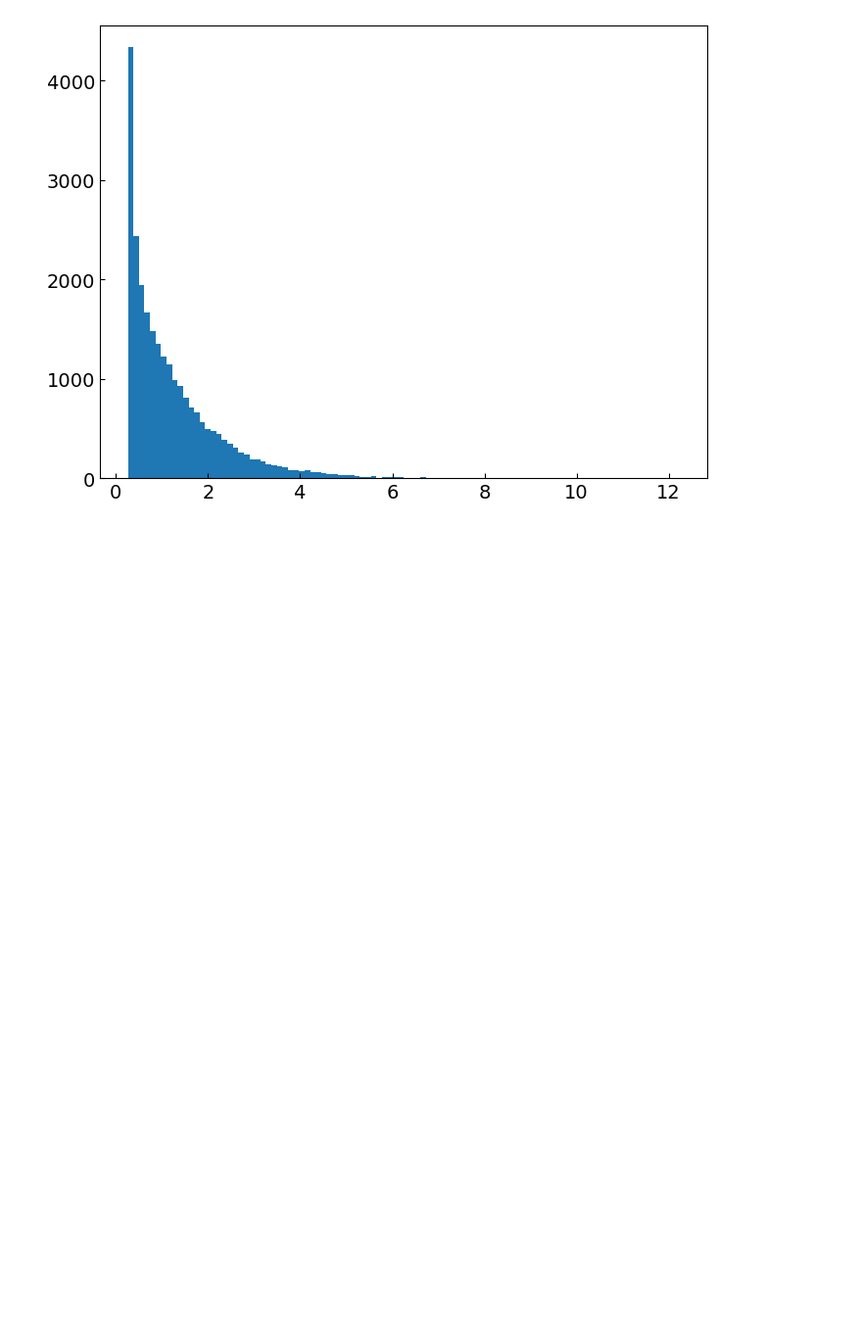
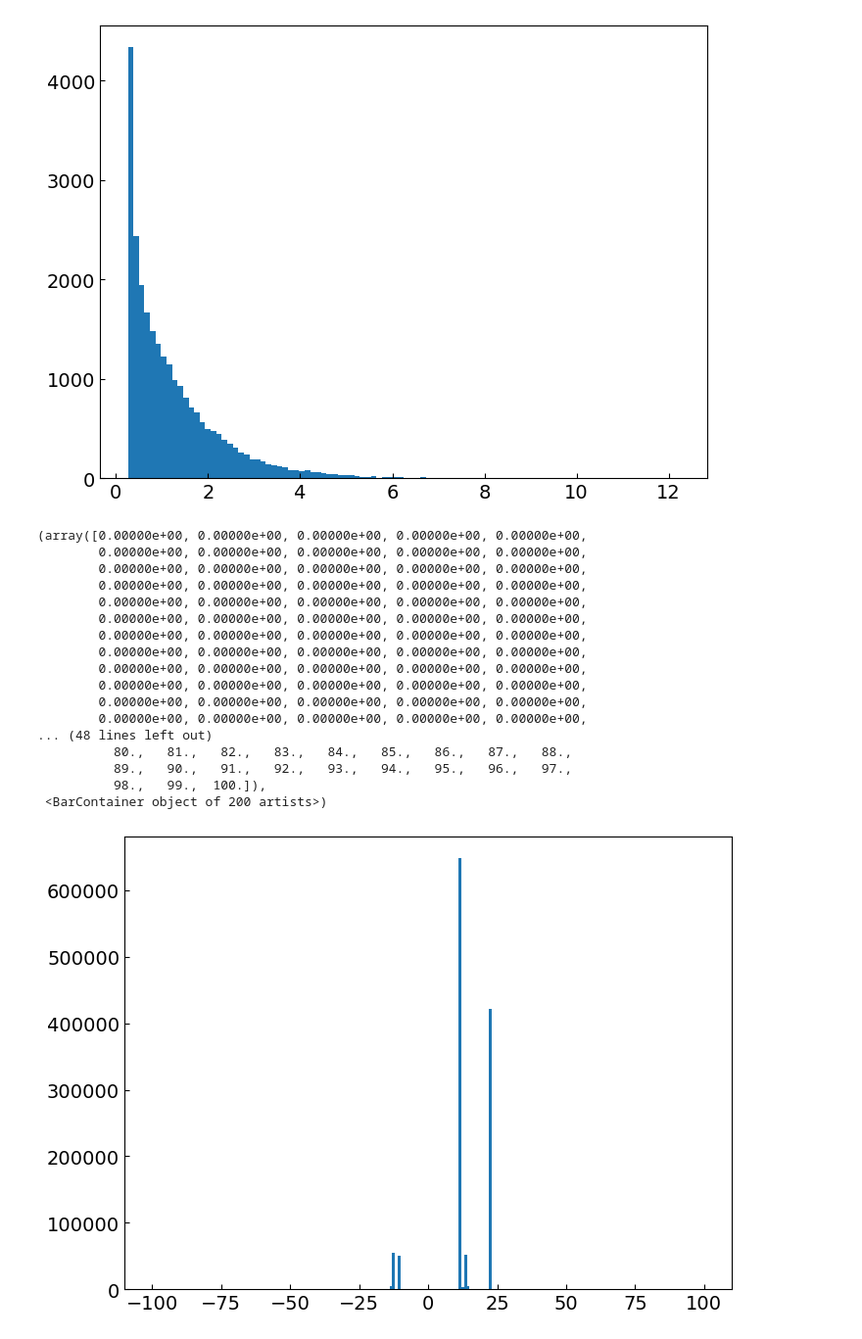
Before and after one commit to NebinGeorge/003-hsf-india-202510-NebinGeorge, a Jupyter notebook: MuonID_Setup.ipynb, the cells around one changed output. Shown at 98% size. Cells and saved outputs as stored; diff of their text form; code cells hidden in the pictures; blank space fills up the shorter version.

```diff
--- a/MuonID_Setup.ipynb
+++ b/MuonID_Setup.ipynb
@@ -374,3 +374,40 @@ eta = -np.log(np.tan(theta)/2)
 plt.hist(eta,100);
 # %% [output]
 [figure]
+# %%
+# See - https://pythonhosted.org/xrootdfs/ - For some details on available commands
+# Create XRootD client
+eic_server = 'root://dtn-eic.jlab.org/'
+fs = client.FileSystem(eic_server)
+GunPath = "/volatile/eic/gbxalex/MuonID/Recon/"
+VMPath = "/volatile/eic/gbxalex/September2025_JPsi_RecoOut/"
+TCSPath = "/volatile/eic/sjdkay/EpIC_TCS_mumu_18x275/Reco/"
+muPlusFile = eic_server + GunPath + "MuPiKep_Mixed_RecoOut.root"
+file=up.open(muPlusFile)
+tree = file["events"]
+#tree.keys(filter_name = 'MC*', recursive='false')
+branches = tree["MCParticles"].arrays()
+pion = branches ["MCParticles.PDG"] == 211
+#branches.keys(recursive='false')
+# pid = branches['MCParticles.PDG'].arrays()
+# print(pid)
+plt.hist(ak.flatten(branches['MCParticles.PDG']),bins =200, range=(-100, 100))
+# %% [output]
+(array([0.00000e+00, 0.00000e+00, 0.00000e+00, 0.00000e+00, 0.00000e+00,
+        0.00000e+00, 0.00000e+00, 0.00000e+00, 0.00000e+00, 0.00000e+00,
+        0.00000e+00, 0.00000e+00, 0.00000e+00, 0.00000e+00, 0.00000e+00,
+        0.00000e+00, 0.00000e+00, 0.00000e+00, 0.00000e+00, 0.00000e+00,
+        0.00000e+00, 0.00000e+00, 0.00000e+00, 0.00000e+00, 0.00000e+00,
+        0.00000e+00, 0.00000e+00, 0.00000e+00, 0.00000e+00, 0.00000e+00,
+        0.00000e+00, 0.00000e+00, 0.00000e+00, 0.00000e+00, 0.00000e+00,
+        0.00000e+00, 0.00000e+00, 0.00000e+00, 0.00000e+00, 0.00000e+00,
+        0.00000e+00, 0.00000e+00, 0.00000e+00, 0.00000e+00, 0.00000e+00,
+        0.00000e+00, 0.00000e+00, 0.00000e+00, 0.00000e+00, 0.00000e+00,
+        0.00000e+00, 0.00000e+00, 0.00000e+00, 0.00000e+00, 0.00000e+00,
+        0.00000e+00, 0.00000e+00, 0.00000e+00, 0.00000e+00, 0.00000e+00,
+... (48 lines left out)
+          80.,   81.,   82.,   83.,   84.,   85.,   86.,   87.,   88.,
+          89.,   90.,   91.,   92.,   93.,   94.,   95.,   96.,   97.,
+          98.,   99.,  100.]),
+ <BarContainer object of 200 artists>)
+[figure, added]
```
Also changed, not shown: parts of 5 cells of this notebook.
